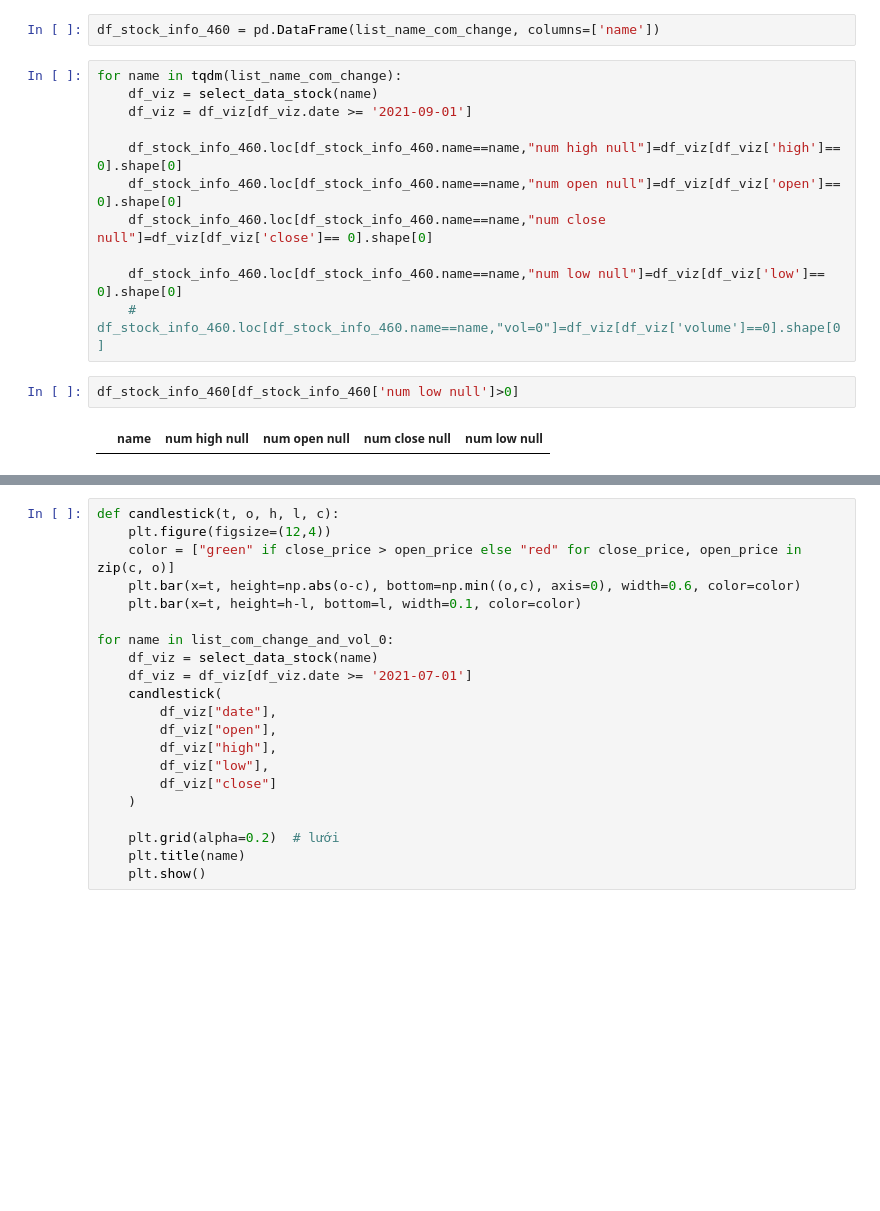
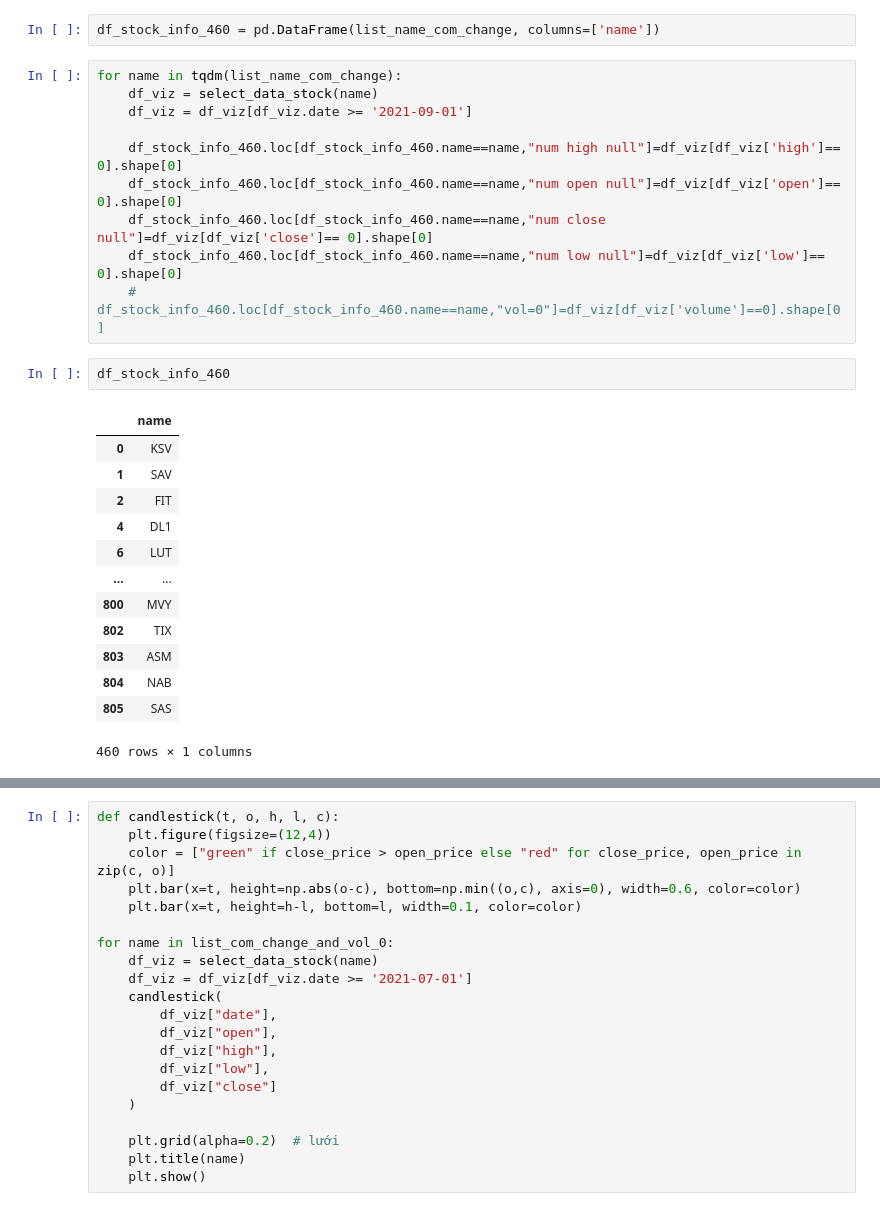
Before and after one commit to longpt233/stock-trace, a Jupyter notebook: ETL_filter_00/EDA_Stock.ipynb, the cells around one changed output, grey strips where cells are left out. Cells and saved outputs as stored; diff of their text form; blank space fills up the shorter version.

```diff
--- a/ETL_filter_00/EDA_Stock.ipynb
+++ b/ETL_filter_00/EDA_Stock.ipynb
@@ -320,10 +320,21 @@ for name in tqdm(list_name_com_change):
     df_stock_info_460.loc[df_stock_info_460.name==name,"num high null"]=df_viz[df_viz['high']== 0].shape[0]
     df_stock_info_460.loc[df_stock_info_460.name==name,"num open null"]=df_viz[df_viz['open']== 0].shape[0]
     df_stock_info_460.loc[df_stock_info_460.name==name,"num close null"]=df_viz[df_viz['close']== 0].shape[0]
-
     df_stock_info_460.loc[df_stock_info_460.name==name,"num low null"]=df_viz[df_viz['low']== 0].shape[0]
     # df_stock_info_460.loc[df_stock_info_460.name==name,"vol=0"]=df_viz[df_viz['volume']==0].shape[0]
-# %%
-df_stock_info_460[df_stock_info_460['num low null']>0]
-# %% [output]
-|  | name | num high null | num open null | num close null | num low null |
+# %%
+df_stock_info_460
+# %% [output]
+|  | name |
+| 0 | KSV |
+| 1 | SAV |
+| 2 | FIT |
+| 4 | DL1 |
+| 6 | LUT |
+| ... | ... |
+| 800 | MVY |
+| 802 | TIX |
+| 803 | ASM |
+| 804 | NAB |
+| 805 | SAS |
+460 rows × 1 columns
```
Also changed, not shown: parts of 14 cells of this notebook, 5 other files.
